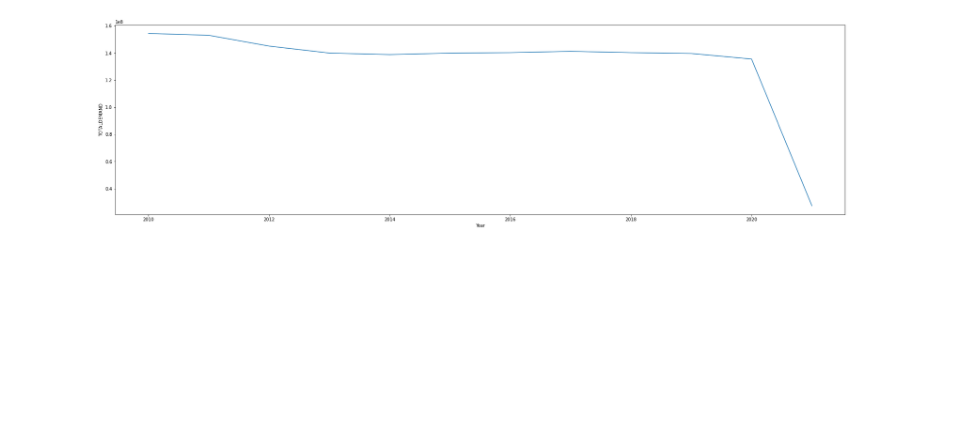
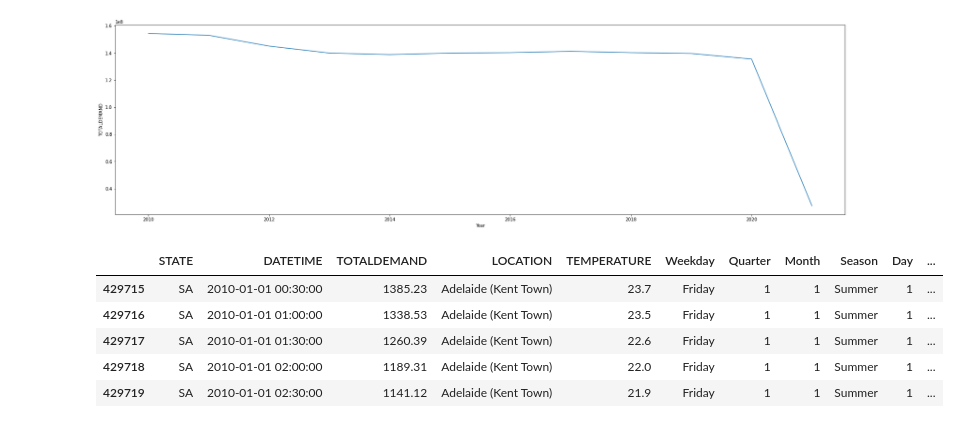
Before and after one commit to the-rahul-kumar/UNSW-Group-C-Project, a Jupyter notebook: Rahul-Workings/EDA.ipynb, the cells around one changed output. Saved outputs shown, nothing was run; the diff lists cells and outputs as text; code cells hidden in the pictures; blank space fills up the shorter version.

```diff
--- a/Rahul-Workings/EDA.ipynb
+++ b/Rahul-Workings/EDA.ipynb
@@ -237,3 +237,14 @@ sns.lineplot(data=nsw_yearly_demand, x="Year", y="TOTALDEMAND")
 plt.show()
 # %% [output]
 [figure]
+# %%
+sa_df = data.loc[data['STATE'] == 'SA']
+# %%
+sa_df.head()
+# %% [output]
+|  | STATE | DATETIME | TOTALDEMAND | LOCATION | TEMPERATURE | Weekday | Quarter | Month | Season | Day | ... |
+| 429715 | SA | 2010-01-01 00:30:00 | 1385.23 | Adelaide (Kent Town) | 23.7 | Friday | 1 | 1 | Summer | 1 | ... |
+| 429716 | SA | 2010-01-01 01:00:00 | 1338.53 | Adelaide (Kent Town) | 23.5 | Friday | 1 | 1 | Summer | 1 | ... |
+| 429717 | SA | 2010-01-01 01:30:00 | 1260.39 | Adelaide (Kent Town) | 22.6 | Friday | 1 | 1 | Summer | 1 | ... |
+| 429718 | SA | 2010-01-01 02:00:00 | 1189.31 | Adelaide (Kent Town) | 22.0 | Friday | 1 | 1 | Summer | 1 | ... |
+| 429719 | SA | 2010-01-01 02:30:00 | 1141.12 | Adelaide (Kent Town) | 21.9 | Friday | 1 | 1 | Summer | 1 | ... |
```
Also changed, not shown: parts of 2 cells of this notebook, 2 other files.
